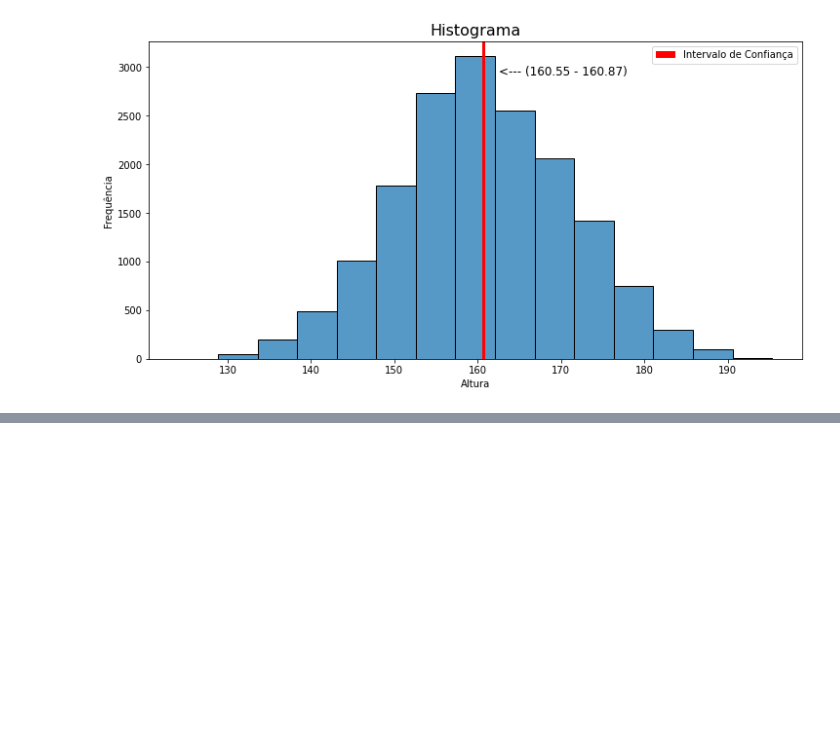
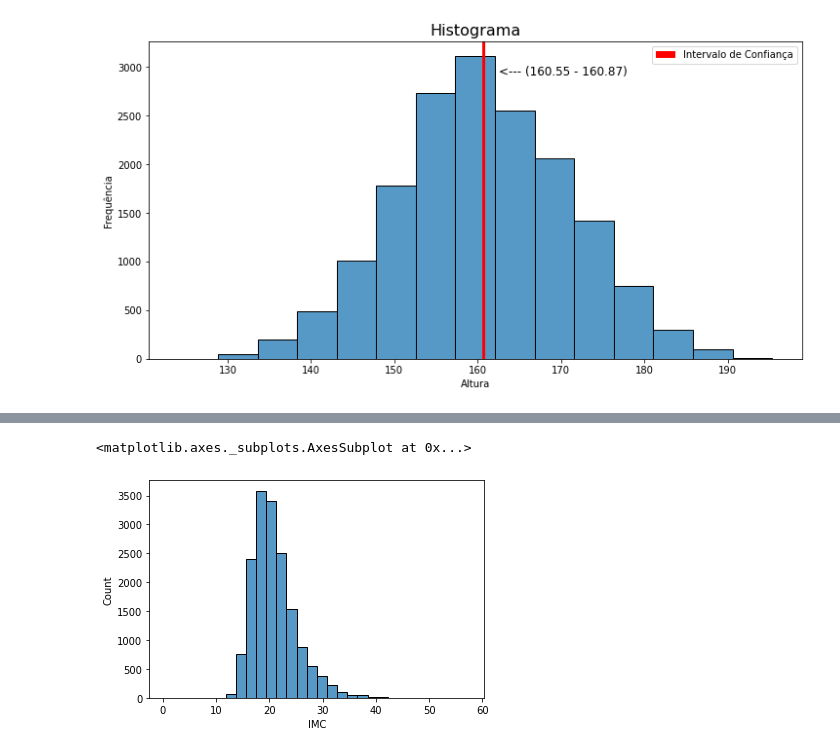
Before and after one commit to yoshinaga2904/Bootcamp-Alura, a Jupyter notebook: Modulo_3.ipynb, the cells around one changed output, grey strips where cells are left out. Saved outputs shown, nothing was run; the diff lists cells and outputs as text; code cells hidden in the pictures; blank space fills up the shorter version.

```diff
--- a/Modulo_3.ipynb
+++ b/Modulo_3.ipynb
@@ -923,0 +1009,5 @@ ax;
+# %%
+sns.histplot(x='IMC', data=dados, bins=30)
+# %% [output]
+<matplotlib.axes._subplots.AxesSubplot at 0x...>
+[figure, added]
```
Also changed, not shown: parts of 13 cells of this notebook.
